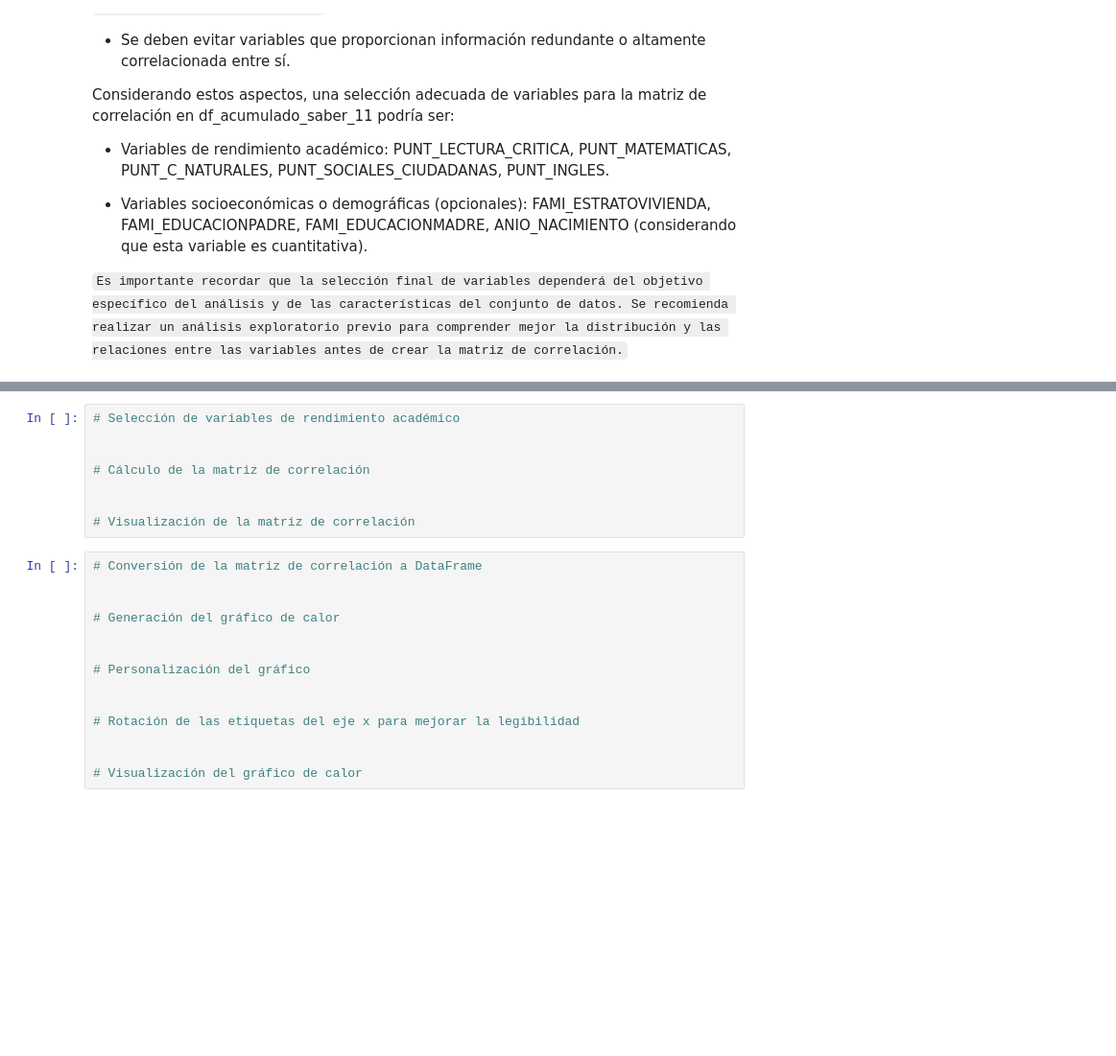
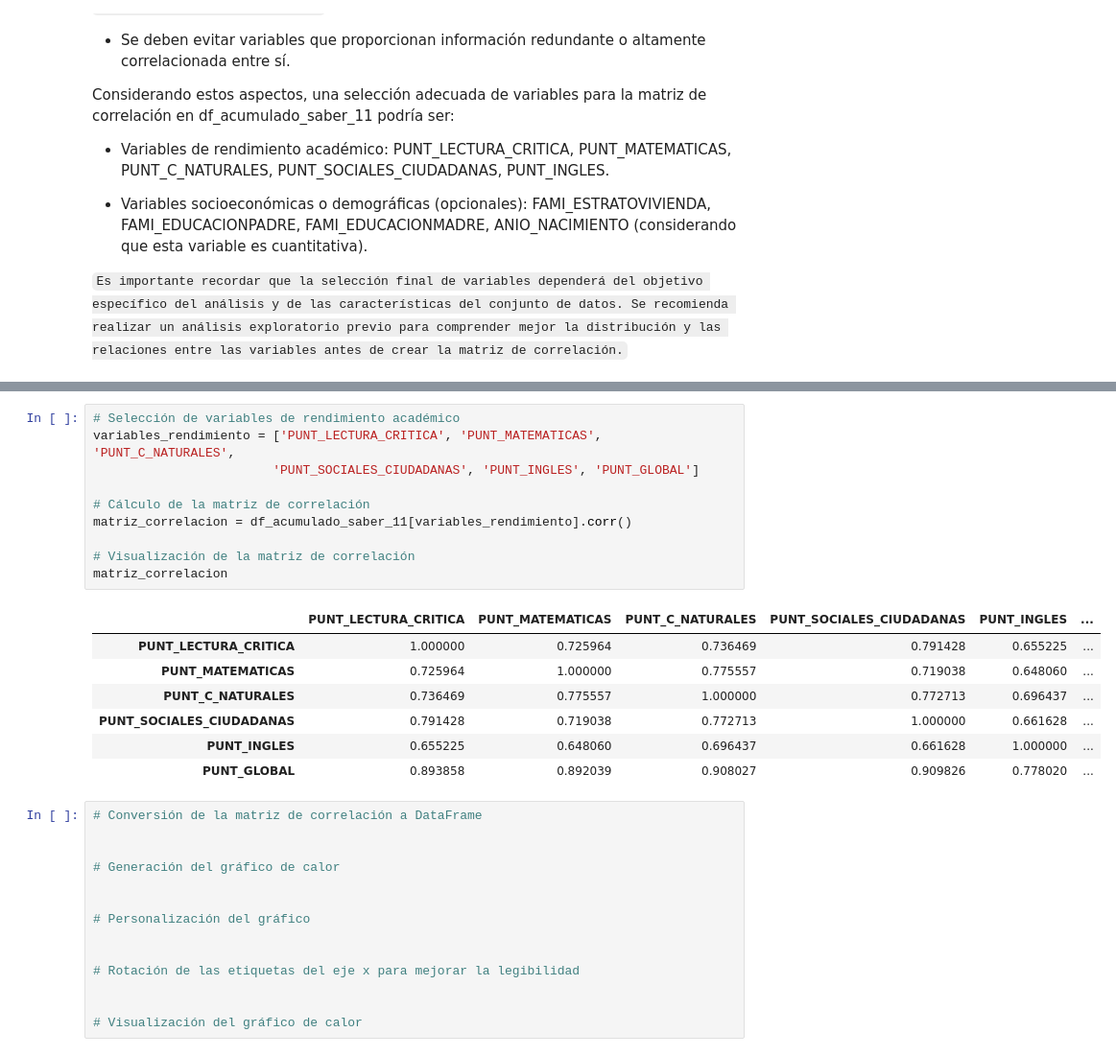
Before and after one commit to wespitia9/AVDV3-219, a Jupyter notebook: Modulo_3-Programacion_Avanzada_y_Automatizacion/Modulo-3_dev.ipynb, the cells around one changed output, grey strips where cells are left out. Shown at 96% size. Drawn from its saved outputs; the diff is of its cells as text; blank space fills up the shorter version.

```diff
--- a/Modulo_3-Programacion_Avanzada_y_Automatizacion/Modulo-3_dev.ipynb
+++ b/Modulo_3-Programacion_Avanzada_y_Automatizacion/Modulo-3_dev.ipynb
@@ -904,11 +923,21 @@ Considerando estos aspectos, una selección adecuada de variables para la matriz
 # %%
 # Selección de variables de rendimiento académico
-
+variables_rendimiento = ['PUNT_LECTURA_CRITICA', 'PUNT_MATEMATICAS', 'PUNT_C_NATURALES',
+                        'PUNT_SOCIALES_CIUDADANAS', 'PUNT_INGLES', 'PUNT_GLOBAL']
 
 # Cálculo de la matriz de correlación
-
+matriz_correlacion = df_acumulado_saber_11[variables_rendimiento].corr()
 
 # Visualización de la matriz de correlación
+matriz_correlacion
+# %% [output]
+|  | PUNT_LECTURA_CRITICA | PUNT_MATEMATICAS | PUNT_C_NATURALES | PUNT_SOCIALES_CIUDADANAS | PUNT_INGLES | ... |
+| PUNT_LECTURA_CRITICA | 1.000000 | 0.725964 | 0.736469 | 0.791428 | 0.655225 | ... |
+| PUNT_MATEMATICAS | 0.725964 | 1.000000 | 0.775557 | 0.719038 | 0.648060 | ... |
+| PUNT_C_NATURALES | 0.736469 | 0.775557 | 1.000000 | 0.772713 | 0.696437 | ... |
+| PUNT_SOCIALES_CIUDADANAS | 0.791428 | 0.719038 | 0.772713 | 1.000000 | 0.661628 | ... |
+| PUNT_INGLES | 0.655225 | 0.648060 | 0.696437 | 0.661628 | 1.000000 | ... |
+| PUNT_GLOBAL | 0.893858 | 0.892039 | 0.908027 | 0.909826 | 0.778020 | ... |
 # %%
 # Conversión de la matriz de correlación a DataFrame
 
```
Also changed, not shown: parts of 1 cell of this notebook.
